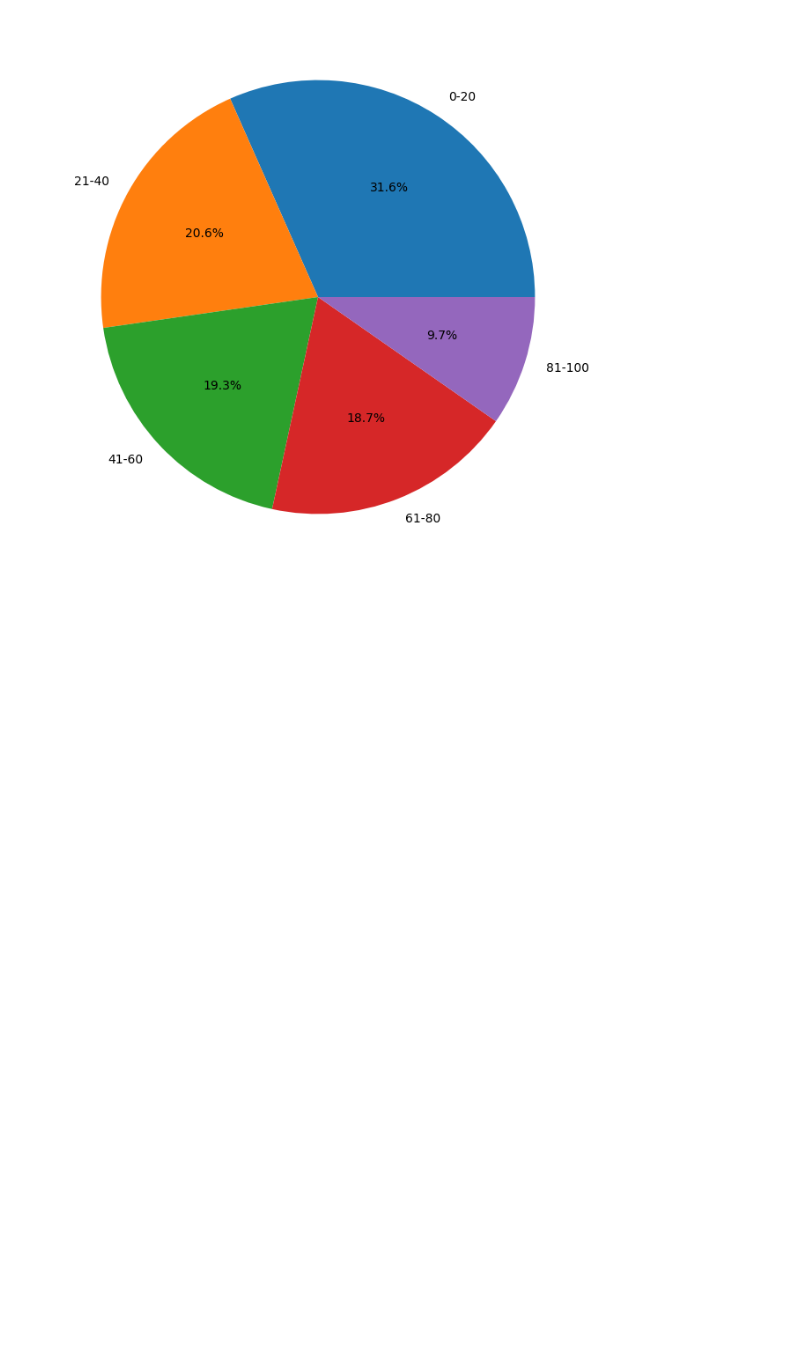
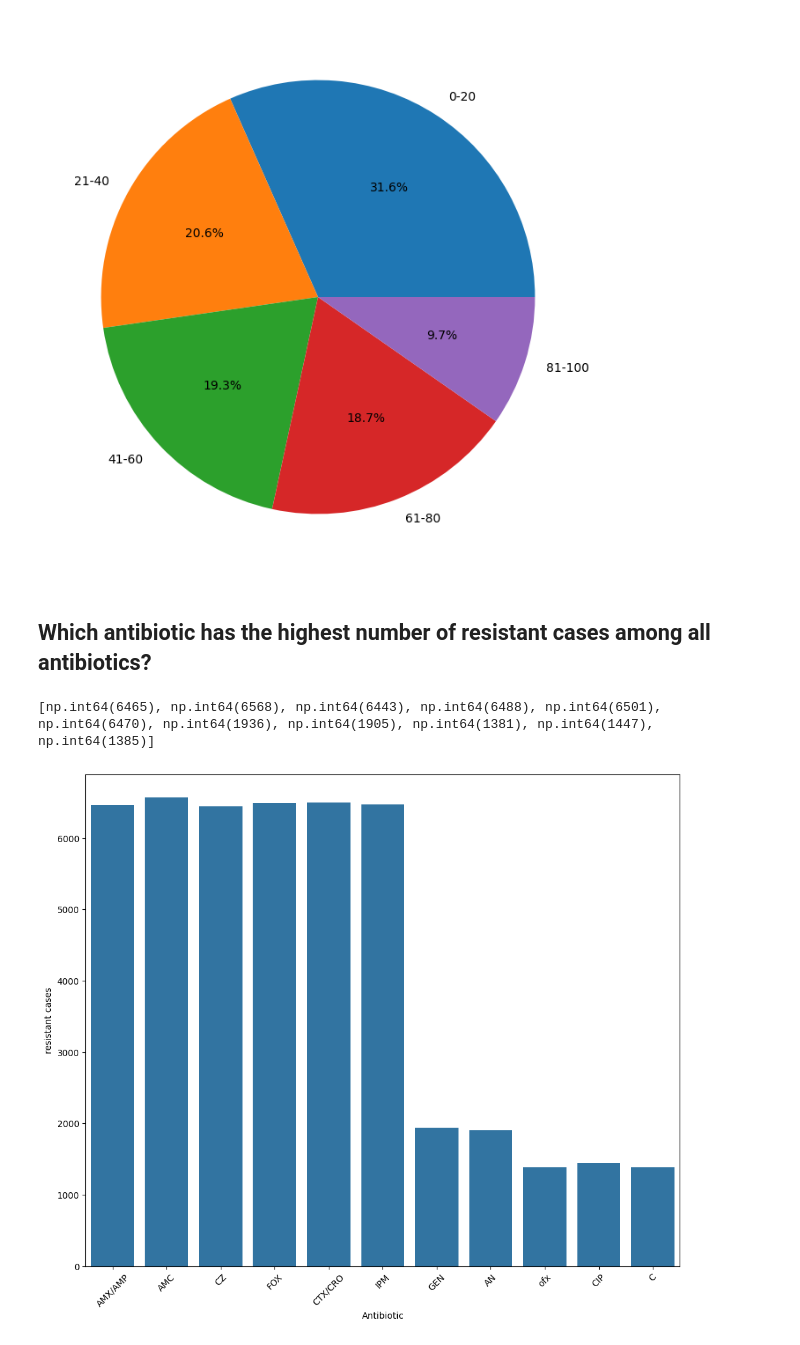
Before and after one commit to uzaifhassan/Bacteria_dataset_Multiresictance_Data_preprocessing, a Jupyter notebook: Bacteria_dataset_Multiresictance_Data_Visualization.ipynb, the cells around one changed output. Drawn from its saved outputs; the diff is of its cells as text; code cells hidden in the pictures; blank space fills up the shorter version.

```diff
--- a/Bacteria_dataset_Multiresictance_Data_Visualization.ipynb
+++ b/Bacteria_dataset_Multiresictance_Data_Visualization.ipynb
@@ -114,3 +114,35 @@ plt.xticks(rotation=45)
 plt.show()
 # %% [output]
 [figure]
+# %% [markdown]
+## Which antibiotic has the highest number of resistant cases among all antibiotics?
+# %%
+plt.figure(figsize=(12,10))
+rows=df[[
+    'AMX/AMP',
+    'AMC',
+    'CZ',
+    'FOX',
+    'CTX/CRO',
+    'IPM',
+    'GEN',
+    'AN',
+    'ofx',
+    'CIP',
+    'C'
+    ]]
+
+total=[]
+for i in rows:
+    st=rows[i].value_counts()
+    total.append(st["R"])
+print(total)
+
+sns.barplot(x=rows.columns, y=total)
+plt.ylabel("resistant cases")
+plt.xlabel("Antibiotic")
+plt.xticks(rotation=45)
+plt.show()
+# %% [output]
+[np.int64(6465), np.int64(6568), np.int64(6443), np.int64(6488), np.int64(6501), np.int64(6470), np.int64(1936), np.int64(1905), np.int64(1381), np.int64(1447), np.int64(1385)]
+[figure, added]
```
